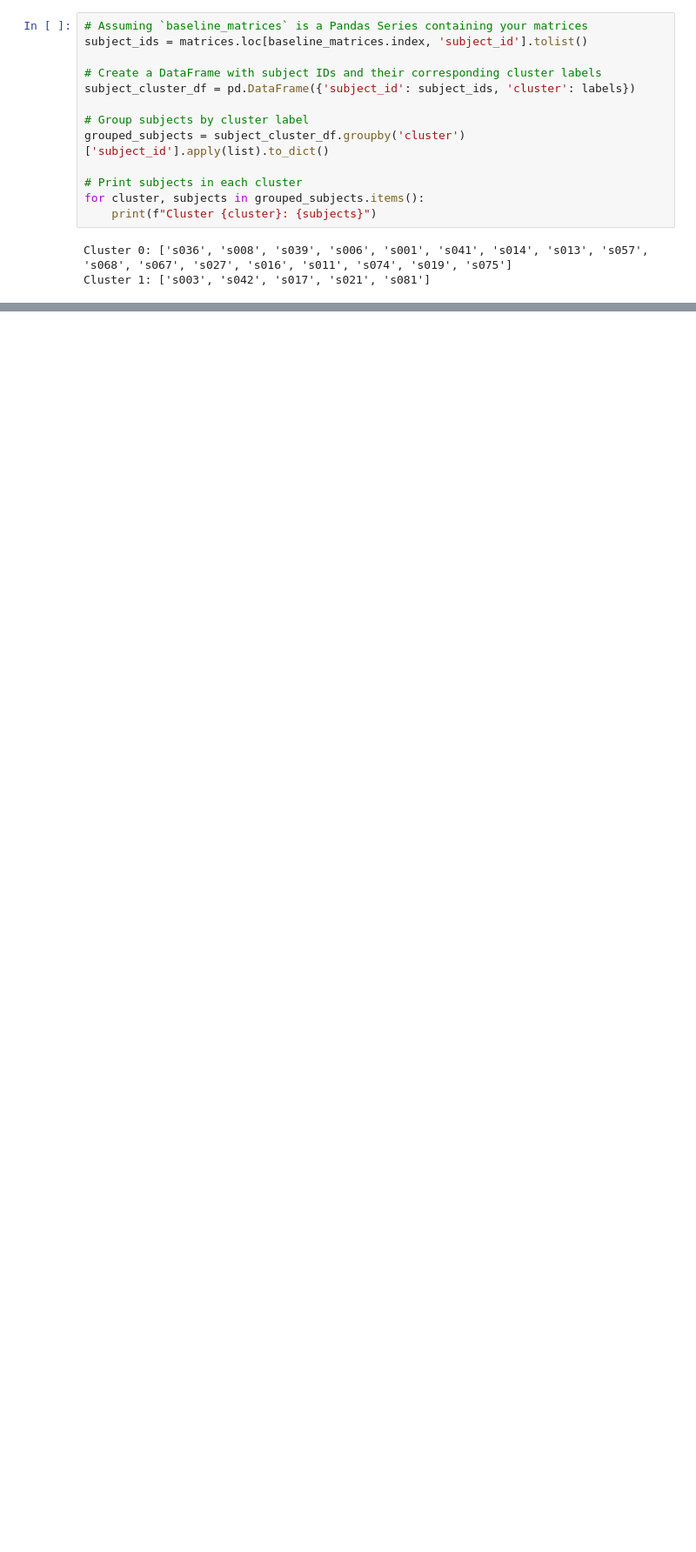
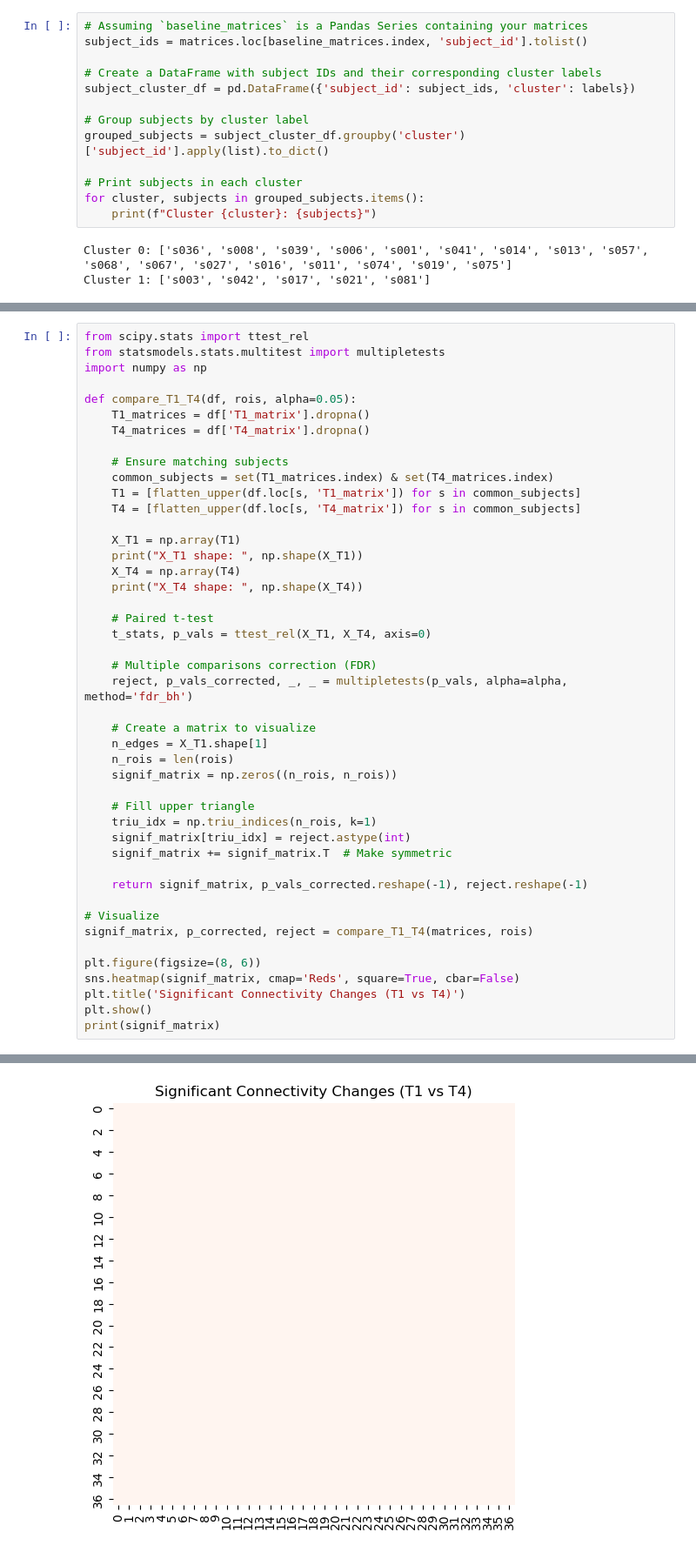
Before and after one commit to maylismlr/uphummel_MA4, a Jupyter notebook: clustering.ipynb, the cells around one changed output, grey strips where cells are left out. Shown at 87% size. Drawn from its saved outputs; the diff is of its cells as text; blank space fills up the shorter version.

```diff
--- a/clustering.ipynb
+++ b/clustering.ipynb
@@ -139,0 +159,46 @@ functions.plot_all_subject_matrices(folder_path, rois)
+# %%
+from scipy.stats import ttest_rel
+from statsmodels.stats.multitest import multipletests
+import numpy as np
+
+def compare_T1_T4(df, rois, alpha=0.05):
+    T1_matrices = df['T1_matrix'].dropna()
+    T4_matrices = df['T4_matrix'].dropna()
+
+    # Ensure matching subjects
+    common_subjects = set(T1_matrices.index) & set(T4_matrices.index)
+    T1 = [flatten_upper(df.loc[s, 'T1_matrix']) for s in common_subjects]
+    T4 = [flatten_upper(df.loc[s, 'T4_matrix']) for s in common_subjects]
+
+    X_T1 = np.array(T1)
+    print("X_T1 shape: ", np.shape(X_T1))
+    X_T4 = np.array(T4)
+    print("X_T4 shape: ", np.shape(X_T4))
+
+    # Paired t-test
+    t_stats, p_vals = ttest_rel(X_T1, X_T4, axis=0)
+
+    # Multiple comparisons correction (FDR)
+    reject, p_vals_corrected, _, _ = multipletests(p_vals, alpha=alpha, method='fdr_bh')
+
+    # Create a matrix to visualize
+    n_edges = X_T1.shape[1]
+    n_rois = len(rois)
+    signif_matrix = np.zeros((n_rois, n_rois))
+
+    # Fill upper triangle
+    triu_idx = np.triu_indices(n_rois, k=1)
+    signif_matrix[triu_idx] = reject.astype(int)
+    signif_matrix += signif_matrix.T  # Make symmetric
+
+    return signif_matrix, p_vals_corrected.reshape(-1), reject.reshape(-1)
+
+# Visualize
+signif_matrix, p_corrected, reject = compare_T1_T4(matrices, rois)
+
+plt.figure(figsize=(8, 6))
+sns.heatmap(signif_matrix, cmap='Reds', square=True, cbar=False)
+plt.title('Significant Connectivity Changes (T1 vs T4)')
+plt.show()
+print(signif_matrix)
+# %% [output]
@@ -139,0 +207 @@ functions.plot_all_subject_matrices(folder_path, rois)
+[figure, added]
```
Also changed, not shown: parts of 11 cells of this notebook, 2 other files.
